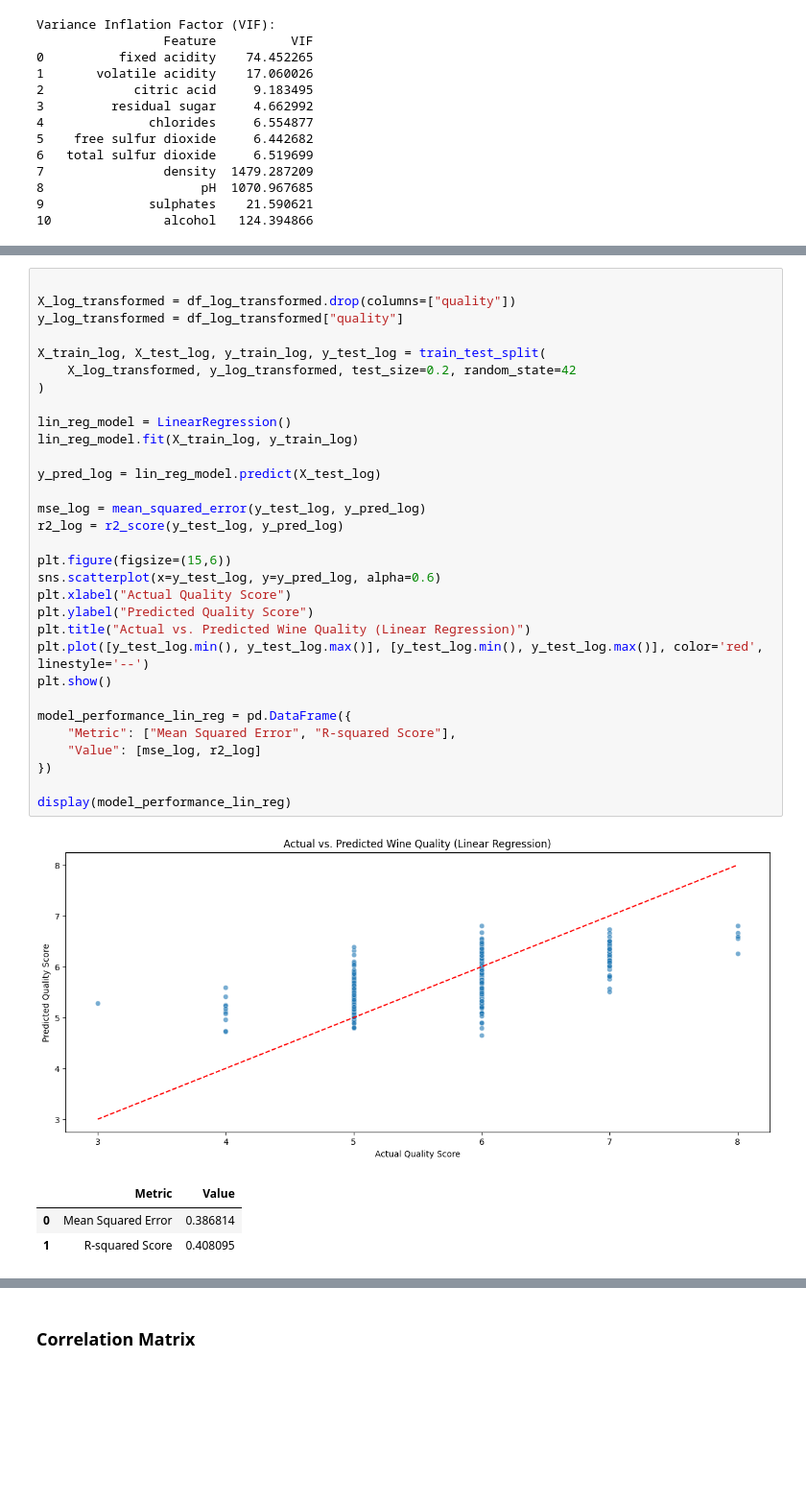
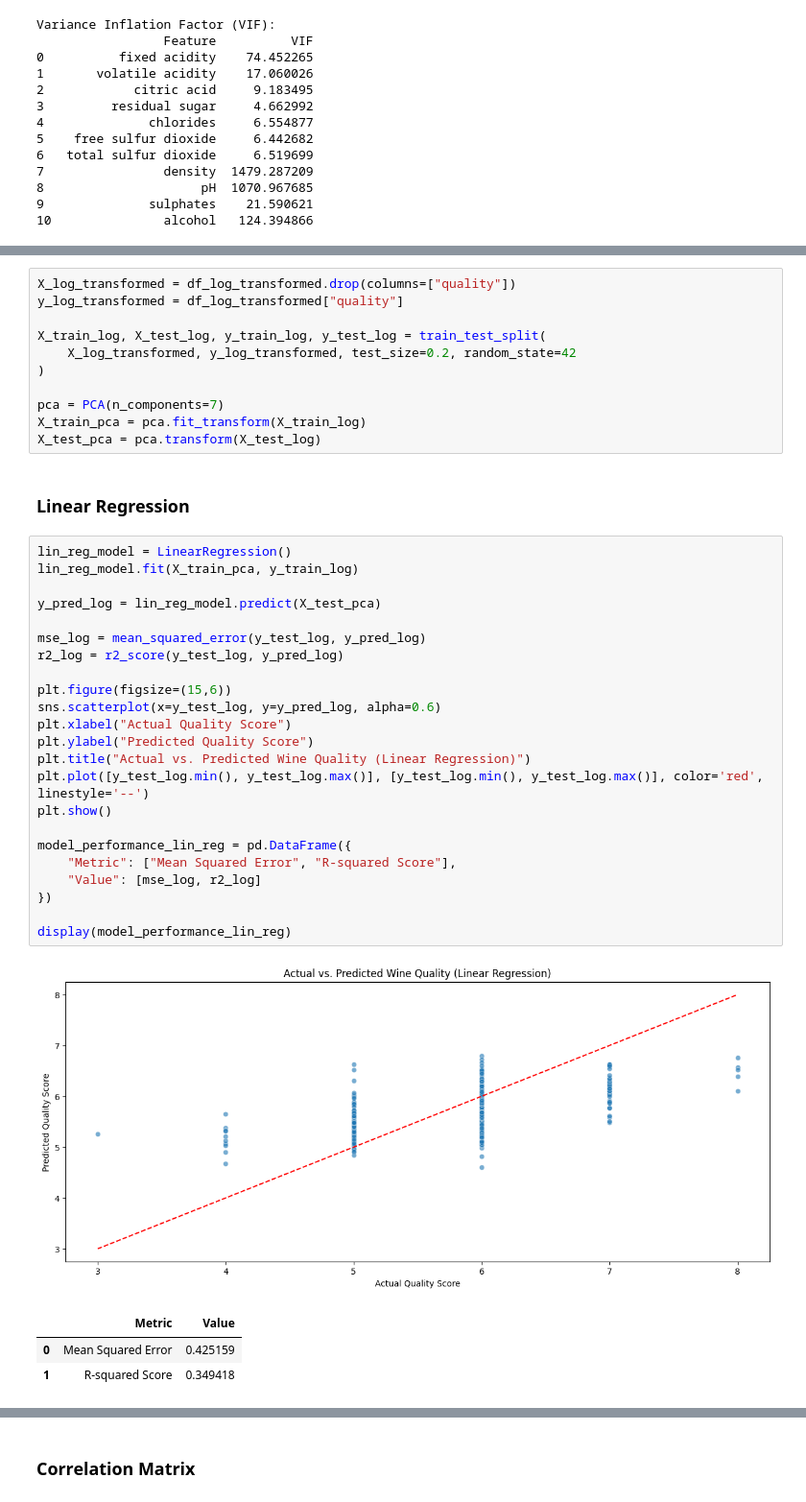
Before and after one commit to bondpapi/Wine-Classification, a Jupyter notebook: wine_quality.ipynb, the cells around one changed output, grey strips where cells are left out. Shown: that part at 96% size. Cells and saved outputs as stored; diff of their text form; blank space fills up the shorter version.

```diff
--- a/wine_quality.ipynb
+++ b/wine_quality.ipynb
@@ -262,39 +277,44 @@ Variance Inflation Factor (VIF):
+# %%
+X_log_transformed = df_log_transformed.drop(columns=["quality"])
+y_log_transformed = df_log_transformed["quality"]
+
+X_train_log, X_test_log, y_train_log, y_test_log = train_test_split(
+    X_log_transformed, y_log_transformed, test_size=0.2, random_state=42
+)
+
+pca = PCA(n_components=7)
+X_train_pca = pca.fit_transform(X_train_log)
+X_test_pca = pca.transform(X_test_log)
+# %% [markdown]
+### Linear Regression
 # %%
+lin_reg_model = LinearRegression()
+lin_reg_model.fit(X_train_pca, y_train_log)
 
-X_log_transformed = df_log_transformed.drop(columns=["quality"])
-y_log_transformed = df_log_transformed["quality"]
-
-X_train_log, X_test_log, y_train_log, y_test_log = train_test_split(
-    X_log_transformed, y_log_transformed, test_size=0.2, random_state=42
-)
-
-lin_reg_model = LinearRegression()
-lin_reg_model.fit(X_train_log, y_train_log)
-
-y_pred_log = lin_reg_model.predict(X_test_log)
+y_pred_log = lin_reg_model.predict(X_test_pca)
 
 mse_log = mean_squared_error(y_test_log, y_pred_log)
 r2_log = r2_score(y_test_log, y_pred_log)
 
 plt.figure(figsize=(15,6))
 sns.scatterplot(x=y_test_log, y=y_pred_log, alpha=0.6)
 plt.xlabel("Actual Quality Score")
 plt.ylabel("Predicted Quality Score")
 plt.title("Actual vs. Predicted Wine Quality (Linear Regression)")
 plt.plot([y_test_log.min(), y_test_log.max()], [y_test_log.min(), y_test_log.max()], color='red', linestyle='--')
 plt.show()
 
 model_performance_lin_reg = pd.DataFrame({
     "Metric": ["Mean Squared Error", "R-squared Score"],
     "Value": [mse_log, r2_log]
 })
 
 display(model_performance_lin_reg)
 # %% [output]
-[figure, old version]
+[figure, new version]
 |  | Metric | Value |
-| 0 | Mean Squared Error | 0.386814 |
-| 1 | R-squared Score | 0.408095 |
+| 0 | Mean Squared Error | 0.425159 |
+| 1 | R-squared Score | 0.349418 |
 # %% [markdown]
 ### Linear Regression Model Results
 
```
Also changed, not shown: parts of 6 cells of this notebook.
